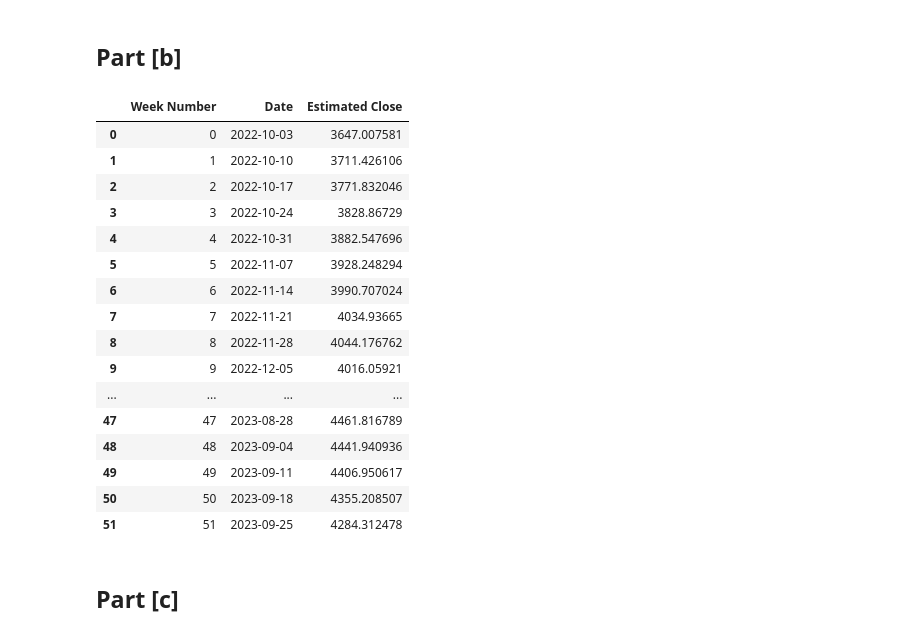
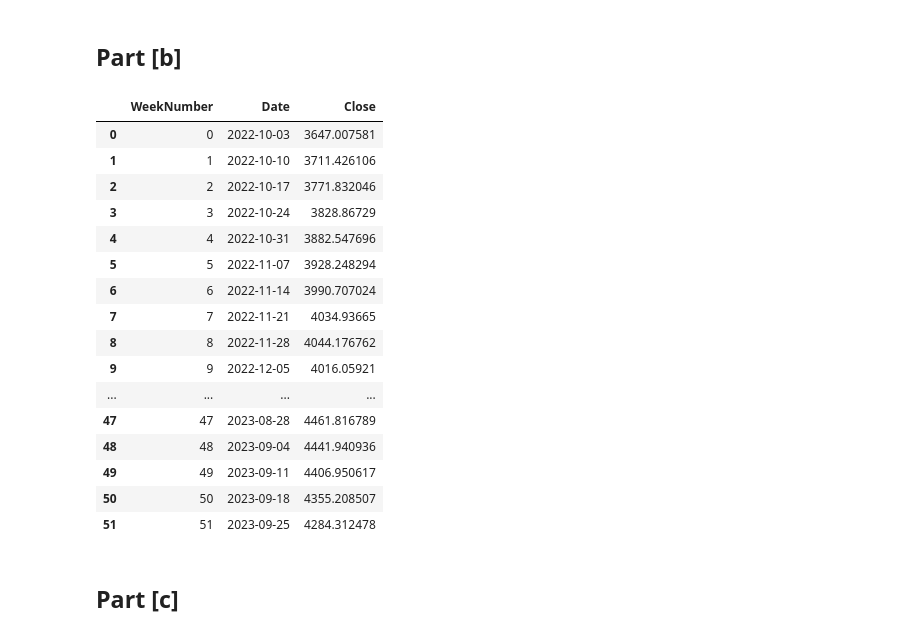
Before and after one commit to dg3358/Columbia-ACTU-5841, a Jupyter notebook: Midterm/Midterm.ipynb, the cells around one changed output. Drawn from its saved outputs; the diff is of its cells as text; code cells hidden in the pictures.

```diff
--- a/Midterm/Midterm.ipynb
+++ b/Midterm/Midterm.ipynb
@@ -77,10 +67,10 @@ for i in range(len(weeks)):
 
 predictions = np.asarray(predictions).flatten()
 # %%
-data_report = pd.DataFrame(np.array([weeks, date_grid, predictions]).T, columns = ["Week Number", "Date", "Estimated Close"])
+data_report = pd.DataFrame(np.array([weeks, date_grid, predictions]).T, columns = ["WeekNumber", "Date", "Close"])
 data_report
 # %% [output]
-|  | Week Number | Date | Estimated Close |
+|  | WeekNumber | Date | Close |
 | 0 | 0 | 2022-10-03 | 3647.007581 |
 | 1 | 1 | 2022-10-10 | 3711.426106 |
 | 2 | 2 | 2022-10-17 | 3771.832046 |
```
Also changed, not shown: parts of 4 cells of this notebook, 4 other files.
